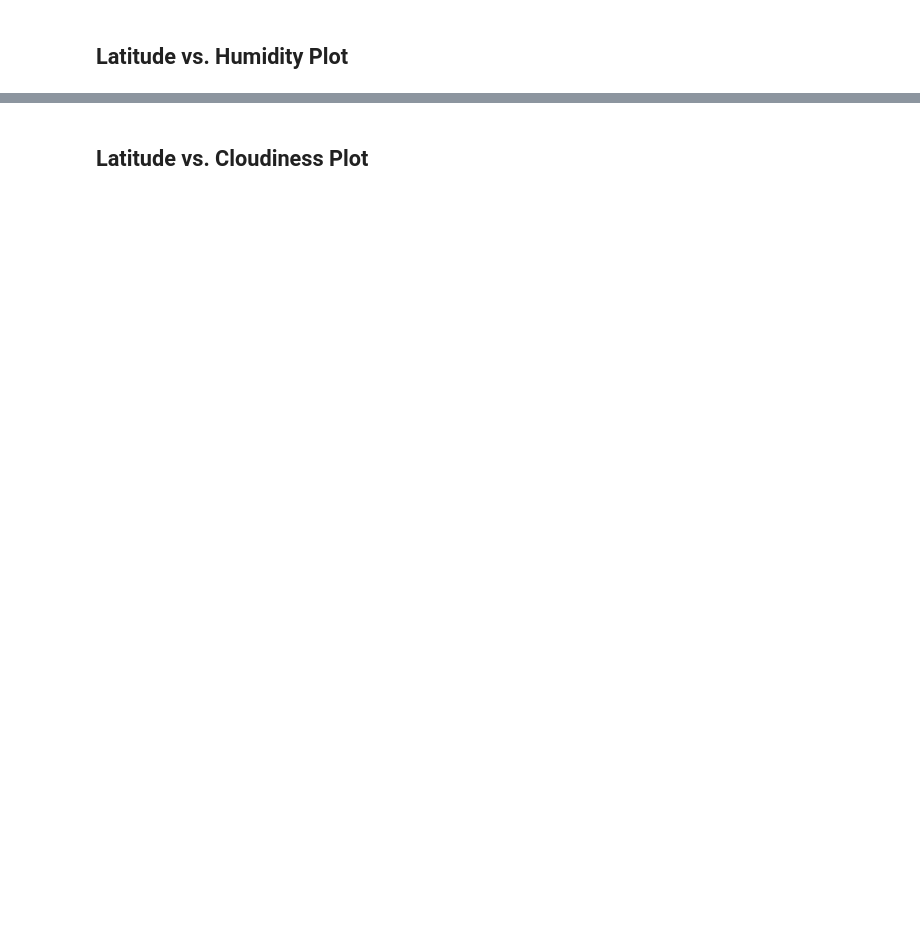
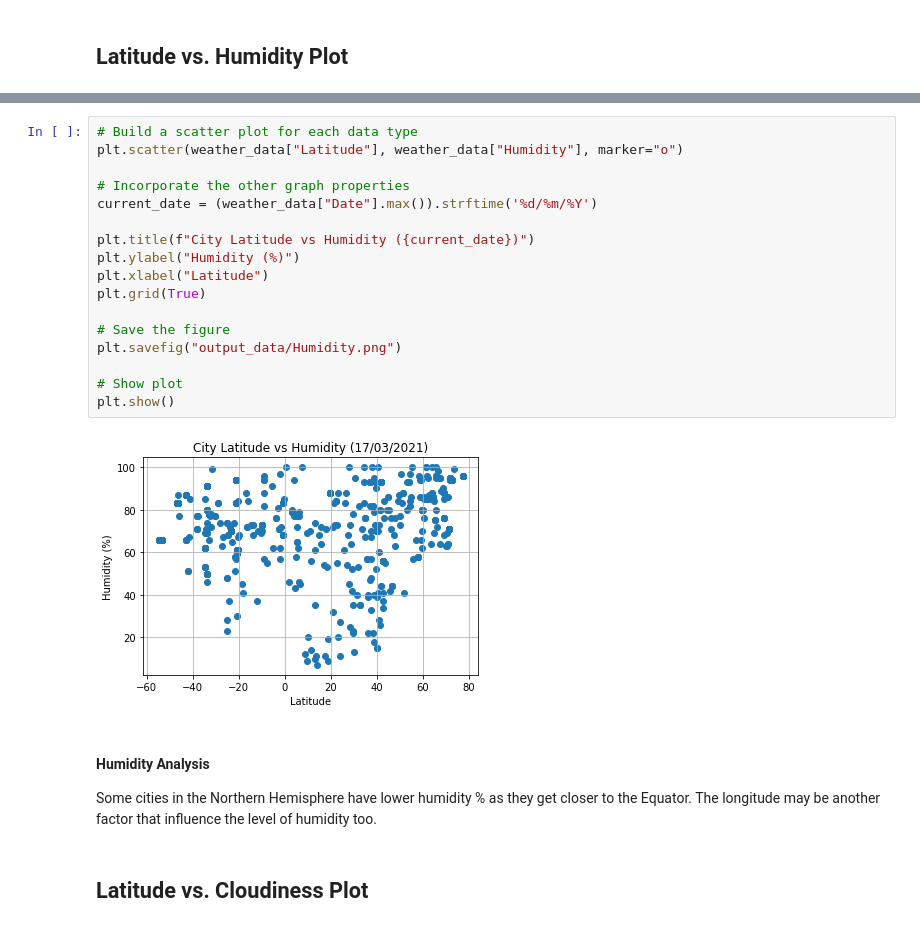
Before and after one commit to thienangiao/python-api-challenge, a Jupyter notebook: WeatherPy/WeatherPy.ipynb, the cells around one changed output, grey strips where cells are left out. Drawn from its saved outputs; the diff is of its cells as text; blank space fills up the shorter version.

```diff
--- a/WeatherPy/WeatherPy.ipynb
+++ b/WeatherPy/WeatherPy.ipynb
@@ -163,2 +184,24 @@ plt.show()
+# %%
+# Build a scatter plot for each data type
+plt.scatter(weather_data["Latitude"], weather_data["Humidity"], marker="o")
+
+# Incorporate the other graph properties
+current_date = (weather_data["Date"].max()).strftime('%d/%m/%Y')
+
+plt.title(f"City Latitude vs Humidity ({current_date})")
+plt.ylabel("Humidity (%)")
+plt.xlabel("Latitude")
+plt.grid(True)
+
+# Save the figure
+plt.savefig("output_data/Humidity.png")
+
+# Show plot
+plt.show()
+# %% [output]
+[figure, added]
+# %% [markdown]
+#### Humidity Analysis
+Some cities in the Northern Hemisphere have lower humidity % as they get closer to the Equator. The longitude may be another factor that influence the level of humidity too.
 # %% [markdown]
 ## Latitude vs. Cloudiness Plot
```
Also changed, not shown: parts of 14 cells of this notebook, 5 other files.
